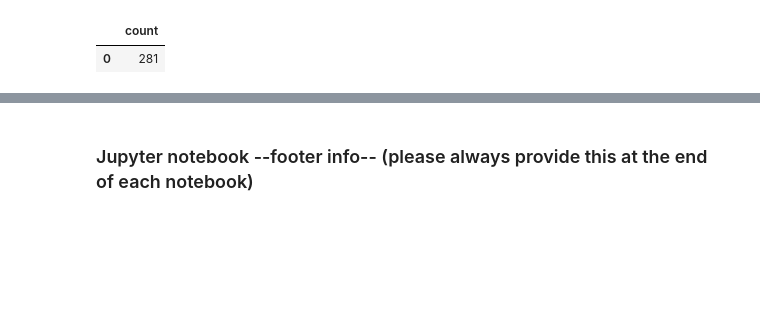
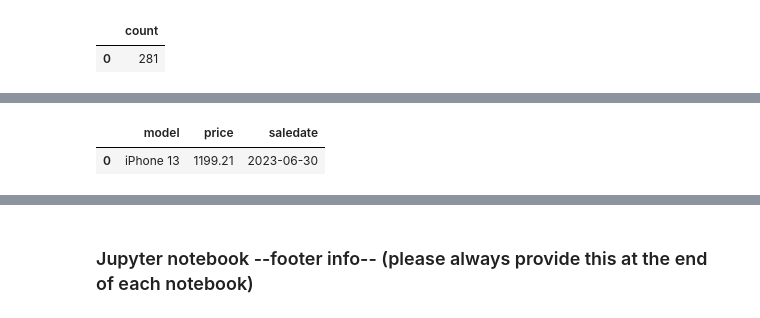
Before and after one commit to blobb3/python_postgresql_pgadmin, a Jupyter notebook: Test_Exam_Relationale_Daten_Solution.ipynb, the cells around one changed output, grey strips where cells are left out. Cells and saved outputs as stored; diff of their text form; code cells hidden in the pictures; blank space fills up the shorter version.

```diff
--- a/Test_Exam_Relationale_Daten_Solution.ipynb
+++ b/Test_Exam_Relationale_Daten_Solution.ipynb
@@ -918,0 +983,20 @@ df_sub
+# %%
+# Verbindung zur Datenbank herstellen
+connection = engine.raw_connection()
+
+# Ausführen der SQL-Abfrage und Speichern in einem DataFrame
+df_sub = pd.read_sql_query("""SELECT p.Model, p.Price, s.SaleDate
+                           FROM Sales AS s
+                           INNER JOIN Phones AS p ON s.PhoneID = p.PhoneID
+                           WHERE EXTRACT(YEAR FROM CAST(s.SaleDate AS DATE)) = 2023
+                           ORDER BY p.Price DESC
+                           LIMIT 1;""", con=connection)
+
+# Verbindung schließen
+connection.close()
+
+# Ergebnisse anzeigen
+df_sub
+# %% [output]
+|  | model | price | saledate |
+| 0 | iPhone 13 | 1199.21 | 2023-06-30 |
```
Also changed, not shown: parts of 18 cells of this notebook.
